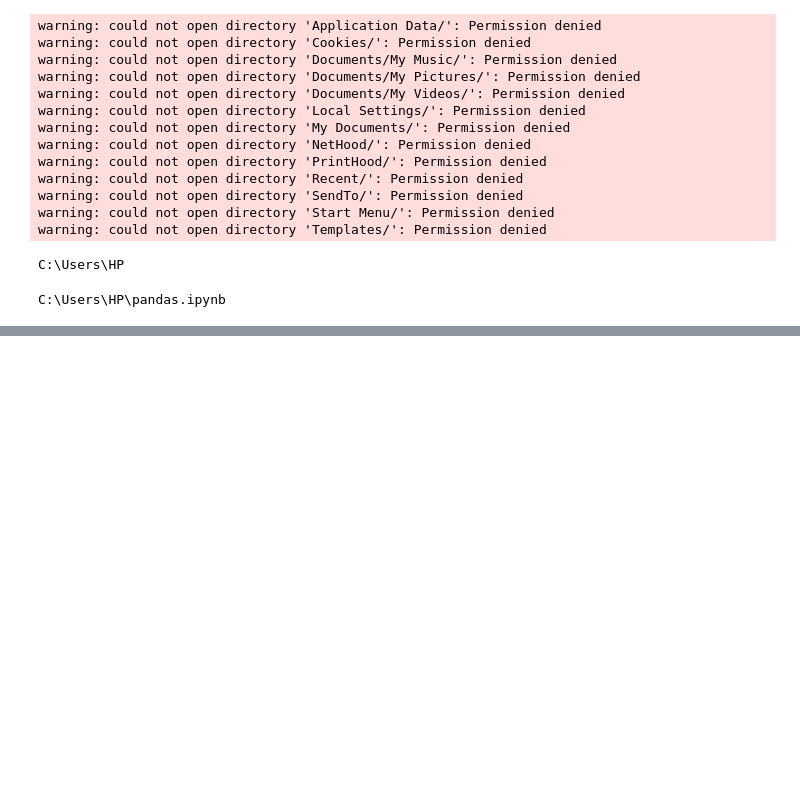
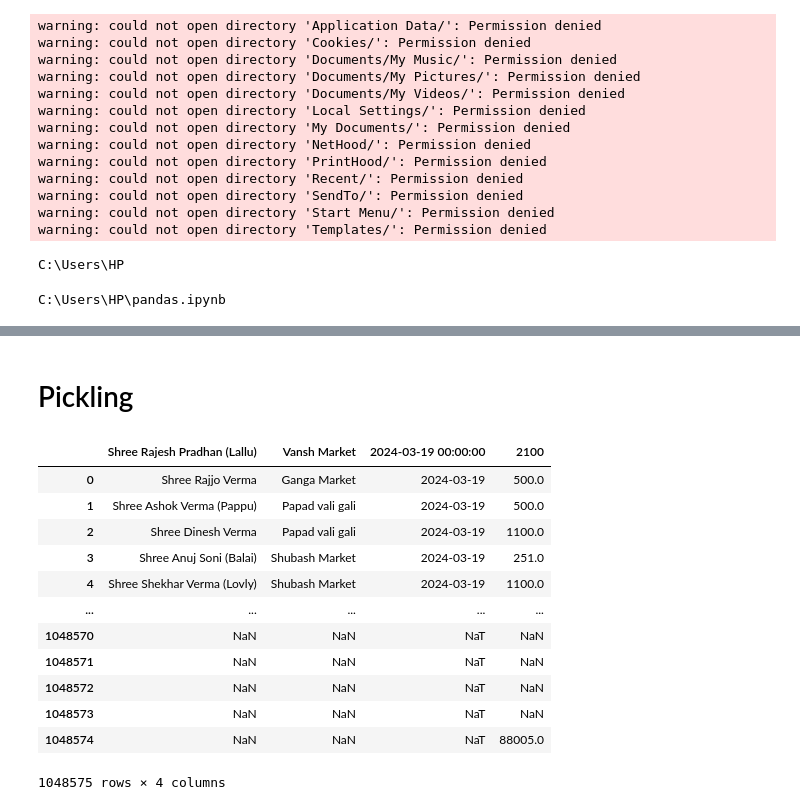
Before and after one commit to DishaVerma-20/Python, a Jupyter notebook: pandas.ipynb, the cells around one changed output, grey strips where cells are left out. Saved outputs shown, nothing was run; the diff lists cells and outputs as text; code cells hidden in the pictures; blank space fills up the shorter version.

```diff
--- a/pandas.ipynb
+++ b/pandas.ipynb
@@ -577,0 +810,2 @@ C:\Users\HP\pandas.ipynb
+# %% [markdown]
+# Pickling
@@ -577,0 +814,18 @@ C:\Users\HP\pandas.ipynb
+# %%
+dfs = pd.read_pickle('df')
+# %%
+dfs
+# %% [output]
+|  | Shree Rajesh Pradhan (Lallu) | Vansh Market | 2024-03-19 00:00:00 | 2100 |
+| 0 | Shree Rajjo Verma | Ganga Market | 2024-03-19 | 500.0 |
+| 1 | Shree Ashok Verma (Pappu) | Papad vali gali | 2024-03-19 | 500.0 |
+| 2 | Shree Dinesh Verma | Papad vali gali | 2024-03-19 | 1100.0 |
+| 3 | Shree Anuj Soni (Balai) | Shubash Market | 2024-03-19 | 251.0 |
+| 4 | Shree Shekhar Verma (Lovly) | Shubash Market | 2024-03-19 | 1100.0 |
+| ... | ... | ... | ... | ... |
+| 1048570 | NaN | NaN | NaT | NaN |
+| 1048571 | NaN | NaN | NaT | NaN |
+| 1048572 | NaN | NaN | NaT | NaN |
+| 1048573 | NaN | NaN | NaT | NaN |
+| 1048574 | NaN | NaN | NaT | 88005.0 |
+1048575 rows × 4 columns
```
Also changed, not shown: parts of 34 cells of this notebook.
